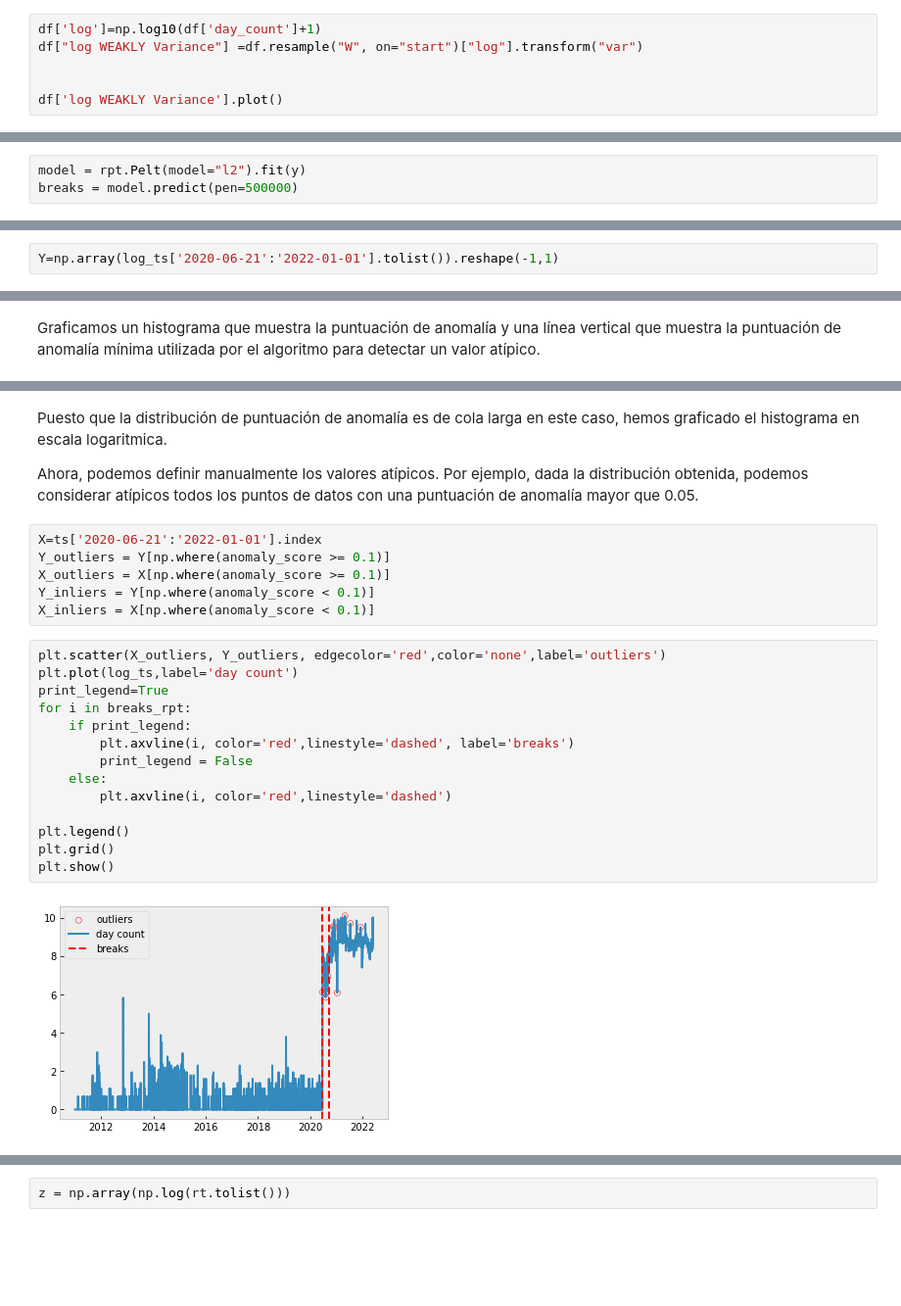
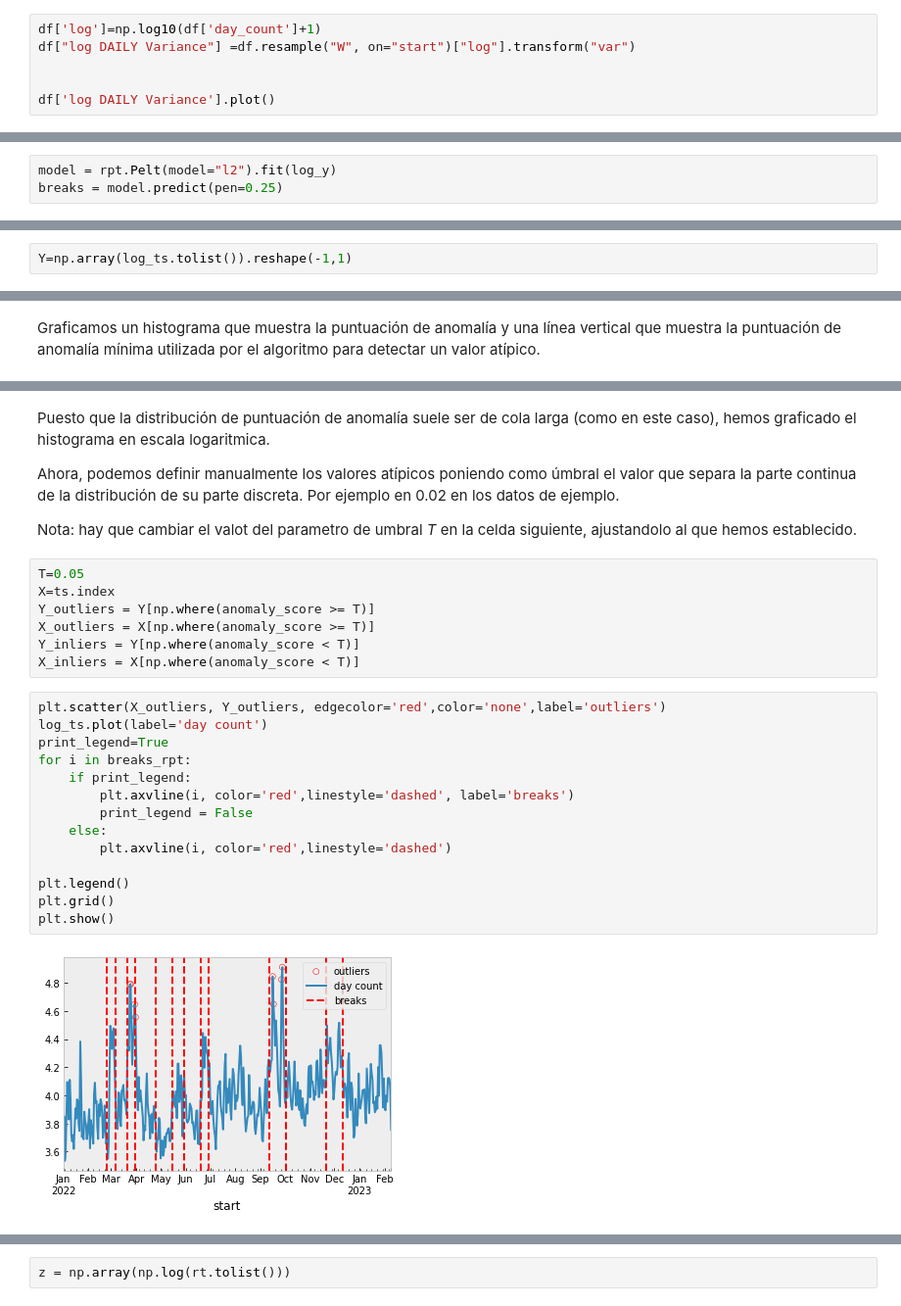
Before and after one commit to DataPolitik/Tutoriales_Taller, a Jupyter notebook: notebooks/AnalisisSerieTemporal.ipynb, the cells around one changed output, grey strips where cells are left out. Shown: that part at 98% size. Drawn from its saved outputs; the diff is of its cells as text; blank space fills up the shorter version.

```diff
--- a/notebooks/AnalisisSerieTemporal.ipynb
+++ b/notebooks/AnalisisSerieTemporal.ipynb
@@ -159,9 +165,9 @@ df["WEAKLY Variance"].plot()
 En este ejemplo, y en general cuando analizamos recuentos de tweets, observamos que la variacia depende del número de tweets. De ser este el caso, procedemos a operar una trasformación logaritmica de nuestros datos y volvemos a analizar la varianza y graficarla.
 # %%
 df['log']=np.log10(df['day_count']+1)
-df["log WEAKLY Variance"] =df.resample("W", on="start")["log"].transform("var")
+df["log DAILY Variance"] =df.resample("W", on="start")["log"].transform("var")
 
 
-df['log WEAKLY Variance'].plot()
+df['log DAILY Variance'].plot()
 # %% [output]
 <AxesSubplot:xlabel='start'>
@@ -267,4 +278,4 @@ También aplicamos el modelo Pelt para comprobar la consistencia de los resultad
 # %%
-model = rpt.Pelt(model="l2").fit(y)
-breaks = model.predict(pen=500000)
+model = rpt.Pelt(model="l2").fit(log_y)
+breaks = model.predict(pen=0.25)
 # %% [markdown]
@@ -305,7 +325,7 @@ La detección de valores atípicos es una técnica que permite la identificació
 # %% [markdown]
 Preparamos los datos para ser dados como entrada de la librerua *pyod*. Conviertimos la serie temporal en un vector de *numpy* con la forma apropiada.
 # %%
-Y=np.array(log_ts['2020-06-21':'2022-01-01'].tolist()).reshape(-1,1)
+Y=np.array(log_ts.tolist()).reshape(-1,1)
 # %% [markdown]
 Para la detección de valores atípicos usaremos un modelo basado en la proximidad. Estos modelos consideran los valores atípicos como puntos que están aislados del resto de las observaciones. La libreria *pyod* implementa varios algoritmos, en este caso vamos a usar el modelo KNN.
 
@@ -359,26 +380,29 @@ plt.show()
 # %% [markdown]
-Puesto que la distribución de puntuación de anomalía es de cola larga en este caso, hemos graficado el histograma en escala logaritmica.
+Puesto que la distribución de puntuación de anomalía suele ser de cola larga (como en este caso), hemos graficado el histograma en escala logaritmica.
 
-Ahora, podemos definir manualmente los valores atípicos. Por ejemplo, dada la distribución obtenida, podemos considerar atípicos todos los puntos de datos con una puntuación de anomalía mayor que 0.05.
+Ahora, podemos definir manualmente los valores atípicos poniendo como úmbral el valor que separa la parte continua de la distribución de su parte discreta. Por ejemplo en 0.02 en los datos de ejemplo.
+
+Nota: hay que cambiar el valot del parametro de umbral *T* en la celda siguiente, ajustandolo al que hemos establecido.
 # %%
-X=ts['2020-06-21':'2022-01-01'].index
-Y_outliers = Y[np.where(anomaly_score >= 0.1)]
-X_outliers = X[np.where(anomaly_score >= 0.1)]
-Y_inliers = Y[np.where(anomaly_score < 0.1)]
-X_inliers = X[np.where(anomaly_score < 0.1)]
+T=0.05
+X=ts.index
+Y_outliers = Y[np.where(anomaly_score >= T)]
+X_outliers = X[np.where(anomaly_score >= T)]
+Y_inliers = Y[np.where(anomaly_score < T)]
+X_inliers = X[np.where(anomaly_score < T)]
 # %%
 plt.scatter(X_outliers, Y_outliers, edgecolor='red',color='none',label='outliers')
-plt.plot(log_ts,label='day count')
+log_ts.plot(label='day count')
 print_legend=True
 for i in breaks_rpt:
     if print_legend:
         plt.axvline(i, color='red',linestyle='dashed', label='breaks')
         print_legend = False
     else:
         plt.axvline(i, color='red',linestyle='dashed')
 
 plt.legend()
 plt.grid()
 plt.show()
 # %% [output]
-[figure, old version]
+[figure, new version]
```
Also changed, not shown: parts of 62 cells of this notebook.
